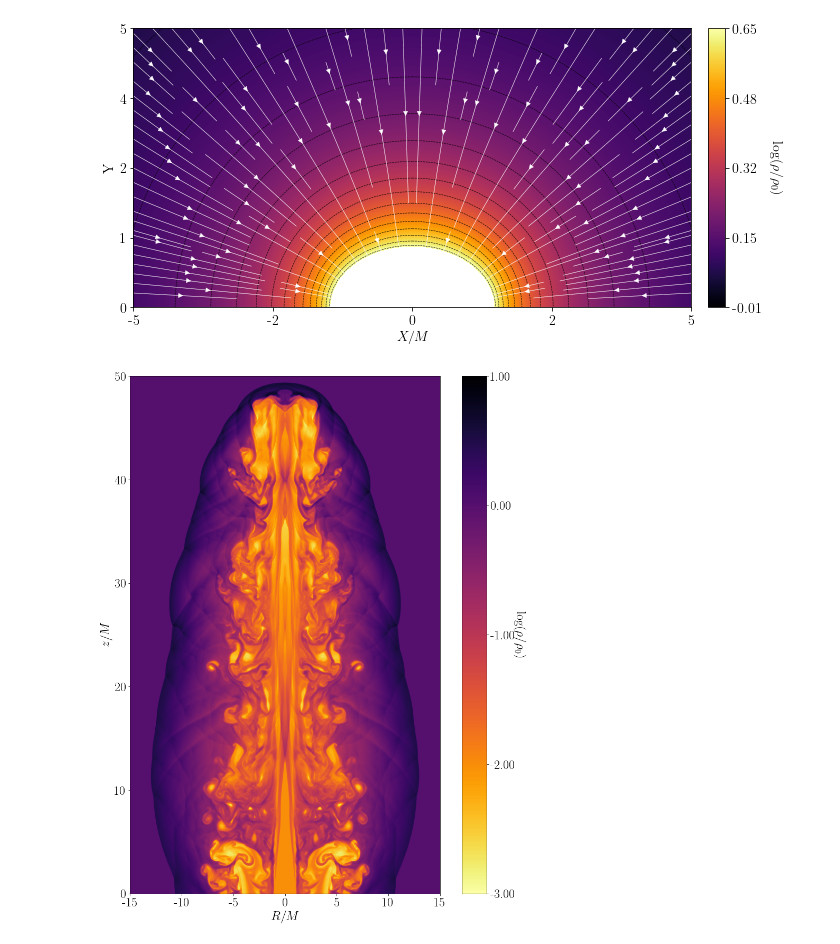
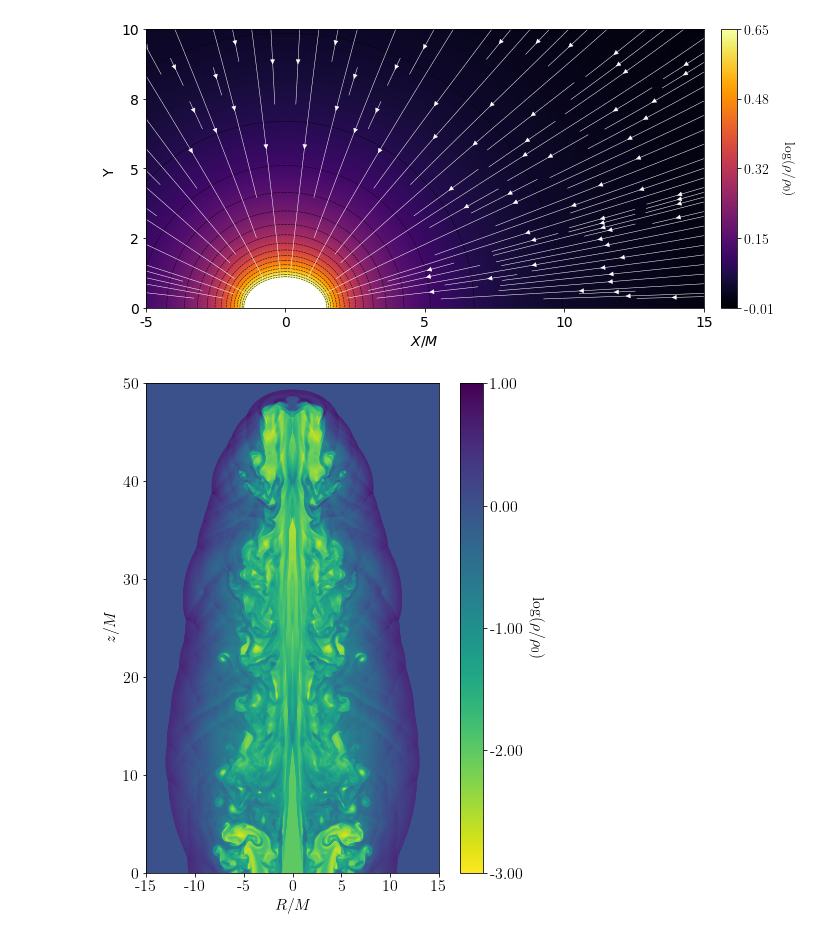
Before and after one commit to aaguayoo/aztekasPlots, a Jupyter notebook: notebooks/aztekasPlot.ipynb, the cells around one changed output. Cells and saved outputs as stored; diff of their text form; code cells hidden in the pictures.

```diff
--- a/notebooks/aztekasPlot.ipynb
+++ b/notebooks/aztekasPlot.ipynb
@@ -5,7 +5,7 @@ import numpy as np
 plot = Plotter("./kerr-schild.dat",metric="Kerr-Schild",a_spin=0.99)
 # %%
 plot.initialize_plot(fontsize=14)
-plot.set_axis(x1min=-5,x2min=0,x1max=5,x2max=5,X2_reflect=True)
+plot.set_axis(x1min=-5,x2min=0,x1max=15,x2max=10,X2_reflect=True)
 plot.set_axis_ticks()
 plot.set_axis_labels(x1_label="$X/M$")
 plot.get_contour_plot(plot_var="rho",
@@ -19,25 +19,25 @@ plot.get_contour_plot(plot_var="rho",
 plot.get_colorbar(bar_width=3,cbar_pad = 0.06, cbar_label="$\\log(\\rho/\\rho_0)$",labelpad=22)
 plot.get_streamlines()
 # %% [output]
-[figure, old version]
+[figure, new version]
 # %%
 plot = Plotter("./mink_cyl.dat")
 # %%
-plot.initialize_plot(figsize=(20,18),fontsize=24)
+plot.initialize_plot(figsize=(10,9),fontsize=16)
 plot.set_axis(X2_reflect=True)
 plot.set_axis_labels(x1_label="$R/M$", x2_label="$z/M$")
 plot.set_axis_ticks(x1_ticks=[-15,-10,-5,0,5,10,15],x2_nticks=6)
 plot.data_dict["flux"] = plot.data_dict["rho"]*plot.data_dict["vv"] + 0.0000000001
 plot.get_contour_plot(plot_var="rho",
-                      cmap='inferno_r',
+                      cmap='viridis_r',
                       contour_color='black',
                       scale = 'log',
                       cbar_min = -3,
                       cbar_max = 1,
                       set_contour=False,
                       cbar_extend="neither"
                      )
 plot.get_colorbar(bar_width=8,cbar_pad = 0.15, cbar_label="$\\log(\\rho/\\rho_0)$",labelpad=22)
 # %% [output]
-[figure, old version]
+[figure, new version]
 # %%
```
Also changed, not shown: parts of 1 cell of this notebook, 5 other files.
